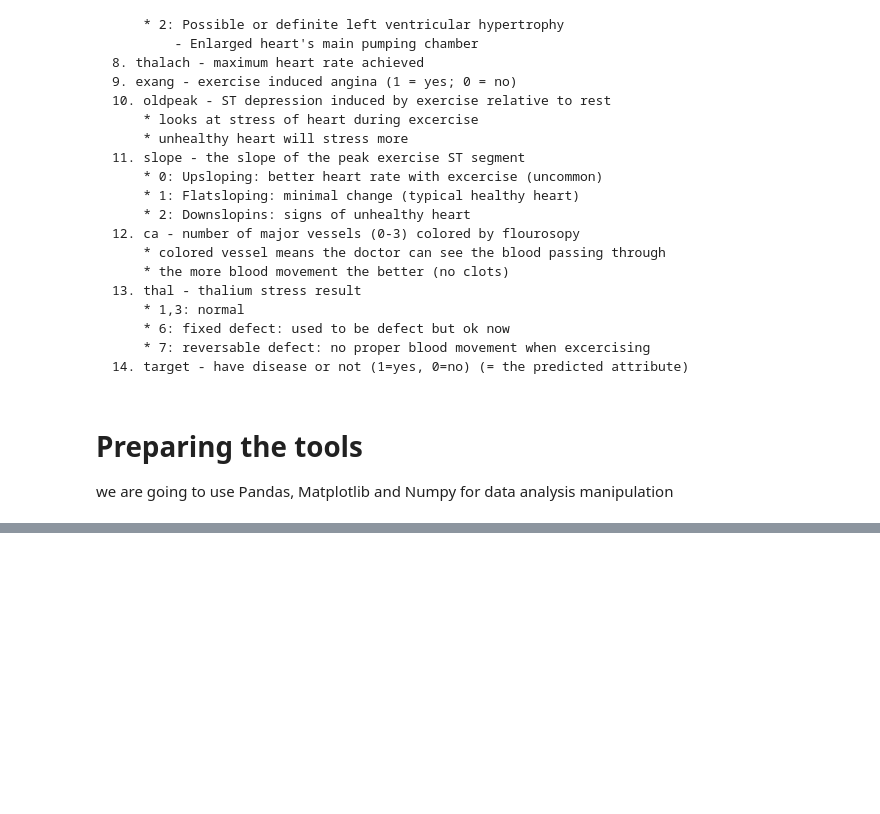
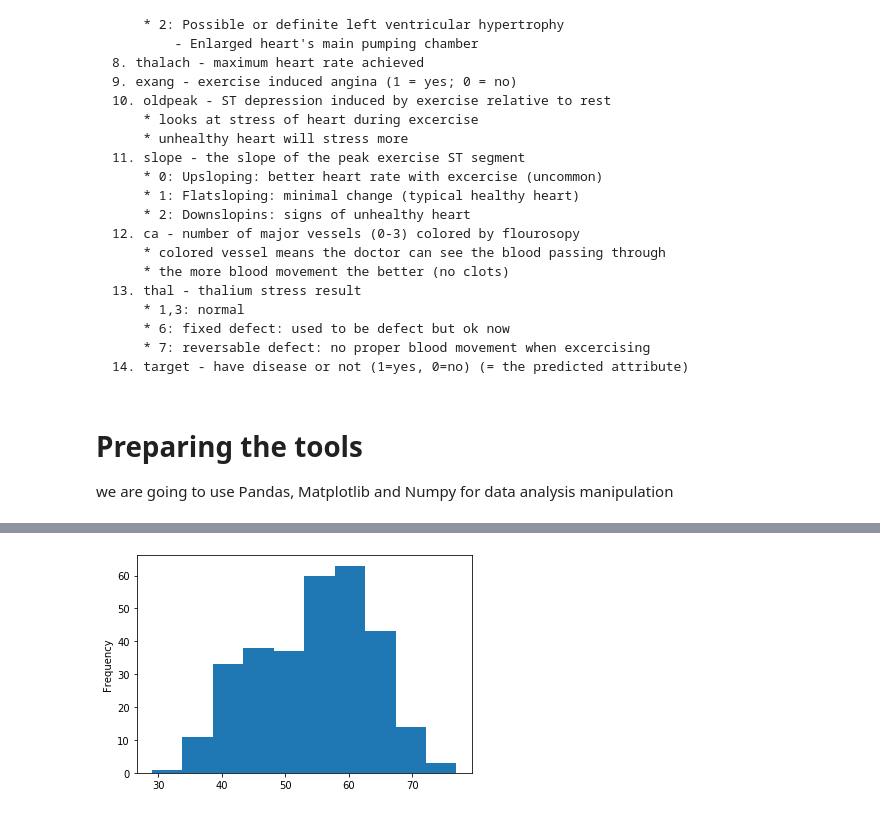
Before and after one commit to pavanskipo/Heart-Disease-Project, a Jupyter notebook: heart-disease-classification.ipynb, the cells around one changed output, grey strips where cells are left out. Cells and saved outputs as stored; diff of their text form; code cells hidden in the pictures; blank space fills up the shorter version.

```diff
--- a/heart-disease-classification.ipynb
+++ b/heart-disease-classification.ipynb
@@ -93,0 +230,5 @@ from sklearn.metrics import plot_roc_curve
+# %%
+# Checking outliers in data
+df.age.plot.hist();
+# %% [output]
+[figure, added]
```
Also changed, not shown: parts of 17 cells of this notebook.
